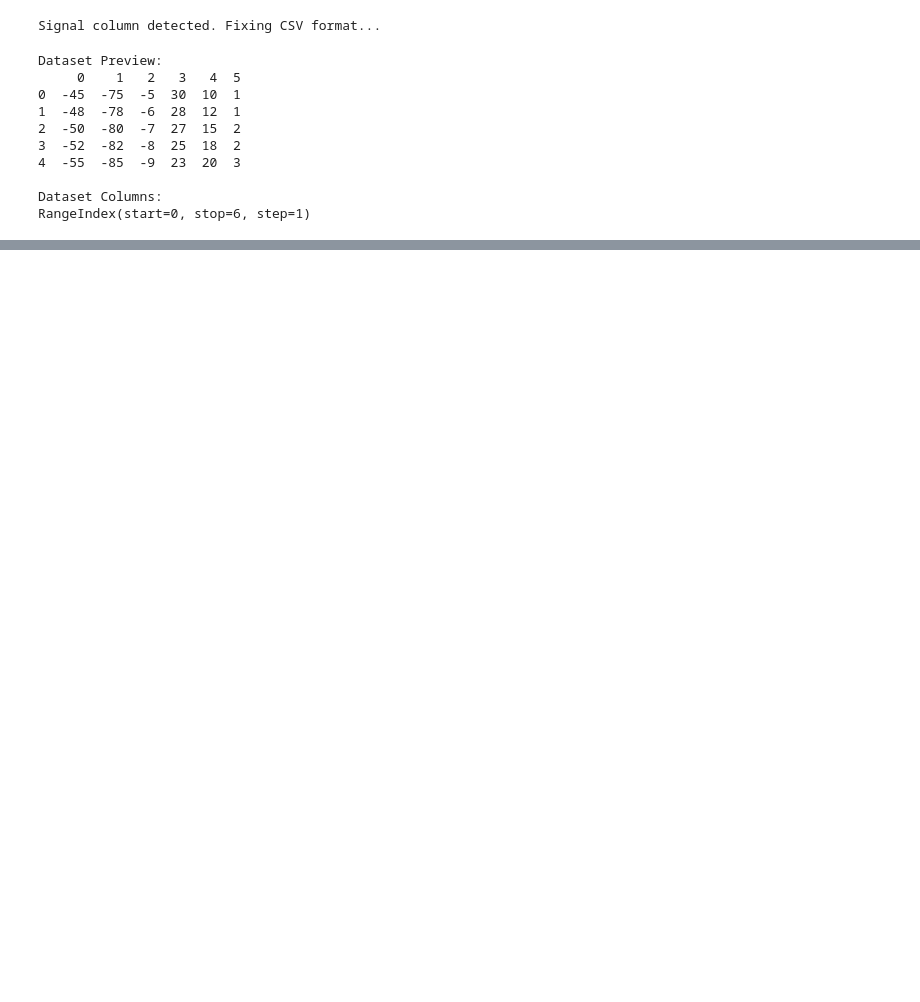
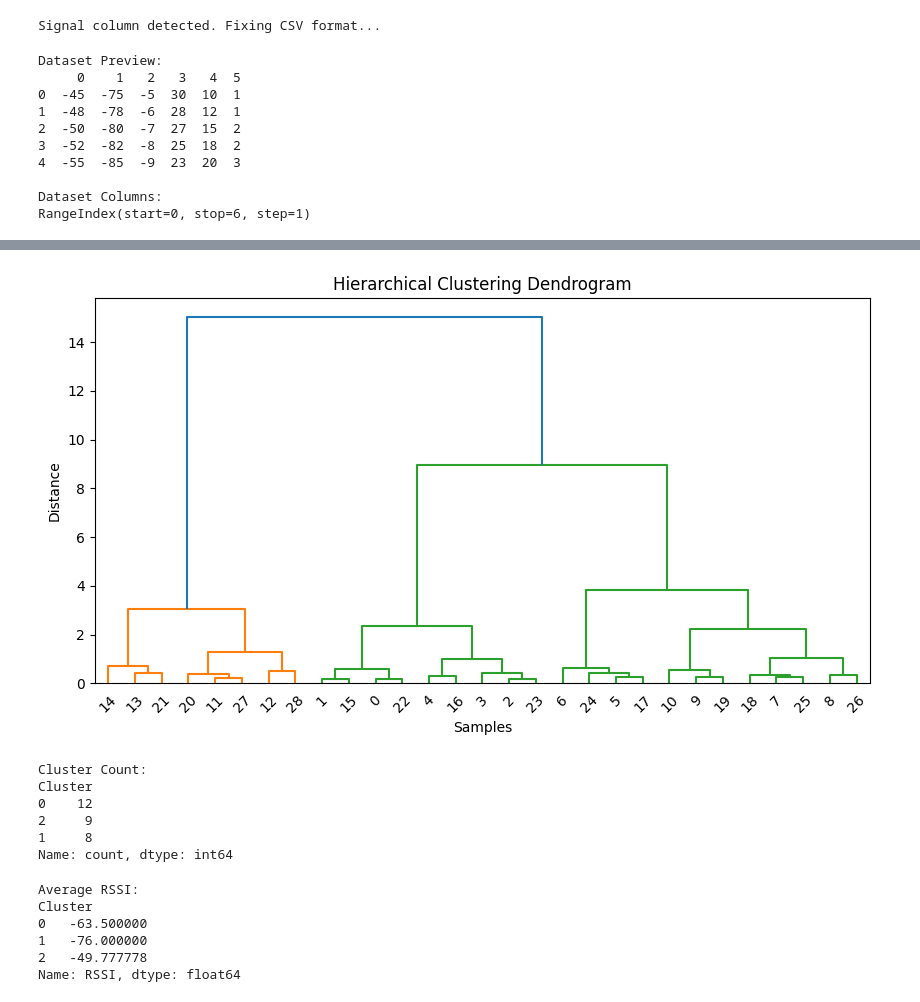
Before and after one commit to prashikrangari/ETC-tech-C-, a Jupyter notebook: Practical_No_8.ipynb, the cells around one changed output, grey strips where cells are left out. Drawn from its saved outputs; the diff is of its cells as text; code cells hidden in the pictures; blank space fills up the shorter version.

```diff
--- a/Practical_No_8.ipynb
+++ b/Practical_No_8.ipynb
@@ -47,3 +47,15 @@ Dataset Preview:
 
 Dataset Columns:
 RangeIndex(start=0, stop=6, step=1)
+# %%
+for col in data.columns:
+
+    data[col] = pd.to_numeric(
+        data[col],
+        errors="coerce"
+    )
+
+data.dropna(inplace=True)
+
+print("\nMissing Values:")
+print(data.isnull().sum())
@@ -49,0 +71,68 @@ RangeIndex(start=0, stop=6, step=1)
+# %%
+X = data[
+    [
+        "RSSI",
+        "RSRP",
+        "RSRQ",
+        "SNR",
+        "Latency",
+        "Packet_Loss"
+    ]
+]
+# %%
+scaler = StandardScaler()
+
+X_scaled = scaler.fit_transform(X)
+# %%
+import matplotlib.pyplot as plt
+
+plt.figure(figsize=(10, 5))
+
+linked = linkage(
+    X_scaled,
+    method="ward"
+)
+
+dendrogram(linked)
+
+plt.title("Hierarchical Clustering Dendrogram")
+plt.xlabel("Samples")
+plt.ylabel("Distance")
+
+plt.show()
+# %% [output]
+[figure, added]
+# %%
+model = AgglomerativeClustering(
+    n_clusters=3,
+    linkage="ward"
+)
+
+data["Cluster"] = model.fit_predict(X_scaled)
+print("\nCluster Count:")
+
+print(
+    data["Cluster"].value_counts()
+)
+# %% [output]
+Cluster Count:
+Cluster
+0    12
+2     9
+1     8
+Name: count, dtype: int64
+# %%
+cluster_rssi = data.groupby(
+    "Cluster"
+)["RSSI"].mean()
+
+print("\nAverage RSSI:")
+
+print(cluster_rssi)
+# %% [output]
+Average RSSI:
+Cluster
+0   -63.500000
+1   -76.000000
+2   -49.777778
+Name: RSSI, dtype: float64
```
Also changed, not shown: parts of 5 cells of this notebook.
